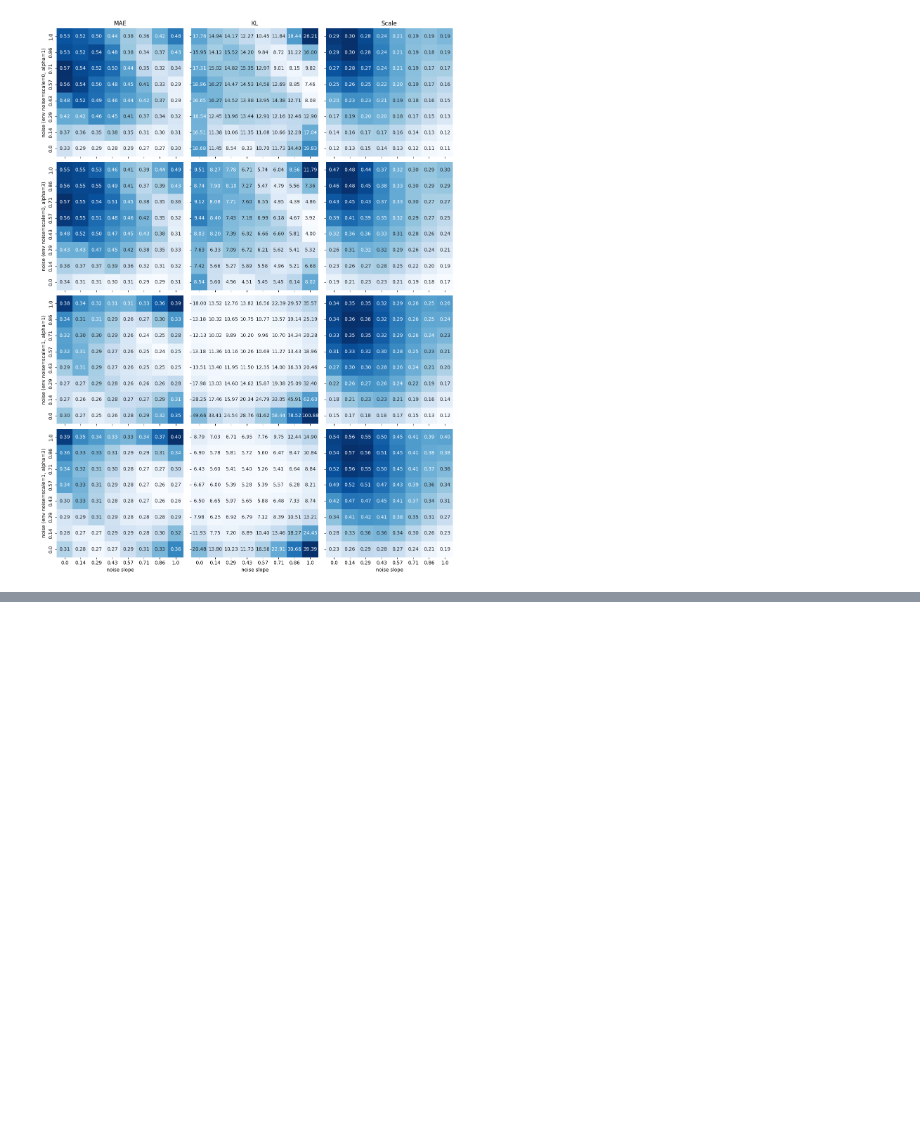
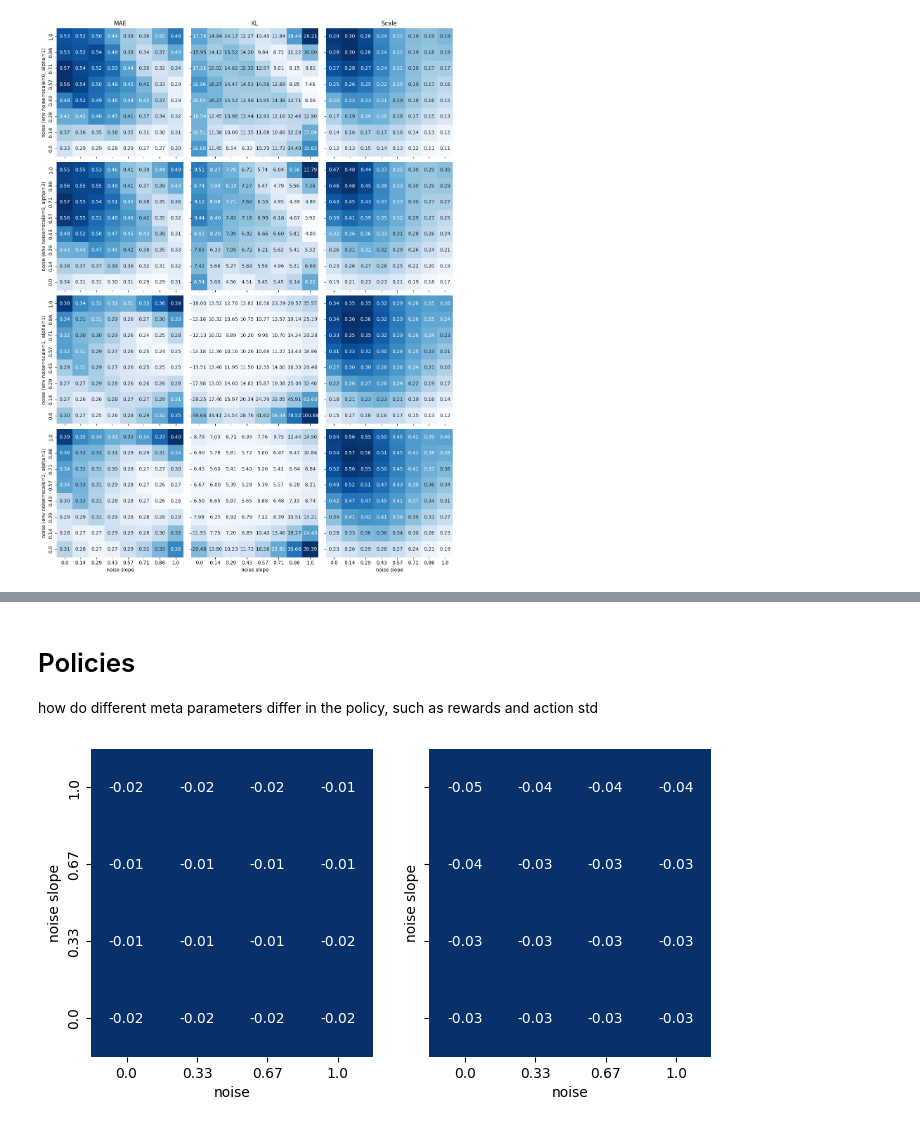
Before and after one commit to KilianFt/LIFT, a Jupyter notebook: notebooks/teacher_comparison.ipynb, the cells around one changed output, grey strips where cells are left out. Drawn from its saved outputs; the diff is of its cells as text; code cells hidden in the pictures; blank space fills up the shorter version.

Commit message:
add policy rollouts with rws and act std

```diff
--- a/notebooks/teacher_comparison.ipynb
+++ b/notebooks/teacher_comparison.ipynb
@@ -189,0 +223,3 @@ plt.tight_layout()
+# %% [markdown]
+# Policies
+how do different meta parameters differ in the policy, such as rewards and action std
@@ -189,0 +279,45 @@ plt.tight_layout()
+# %%
+env_noise = 0.
+env_noise_slope = 0.
+alpha = 1
+
+num_rows = 4
+num_cols = 4
+teacher_noises = torch.linspace(0., 1., steps=num_rows)
+teacher_noise_slopes = torch.linspace(0., 1., steps=num_cols)
+
+eval_rollout_policy_1 = {
+    'basic': [[None for _ in range(num_cols)] for _ in range(num_rows)],
+    'meta': [[None for _ in range(num_cols)] for _ in range(num_rows)]
+}
+
+for i, teacher_noise in enumerate(teacher_noises):
+    for j, teacher_noise_slope in enumerate(teacher_noise_slopes):
+        eval_rollout_policy_1['basic'][i][j] = eval_teacher_rollout(
+            basic_teacher,
+            env_noise,
+            env_noise_slope,
+            teacher_noise,
+            teacher_noise_slope,
+            alpha,
+        )
+
+        eval_rollout_policy_1['meta'][i][j] = eval_teacher_rollout(
+            meta_teacher,
+            env_noise,
+            env_noise_slope,
+            teacher_noise,
+            teacher_noise_slope,
+            alpha,
+        )
+# %%
+evals_rwd_mean_1 = {k: compute_stats(v, compute_mean_reward) for k, v in eval_rollout_policy_1.items()}
+evals_act_std_1 = {k: compute_stats(v, compute_act_std) for k, v in eval_rollout_policy_1.items()}
+# %%
+fig, axs = plt.subplots(1, 2, figsize=(8, 4), sharex=True, sharey=True)
+vmin = -0.15
+vmax = -0.06
+plot_heat_map(evals_rwd_mean_1['basic'], axs[0], "noise", "noise slope", cmap="Blues", vmin=vmin, vmax=vmax)
+plot_heat_map(evals_rwd_mean_1['meta'], axs[1], "noise", "noise slope", cmap="Blues", vmin=vmin, vmax=vmax)
+# %% [output]
+[figure, added]
```
Also changed, not shown: parts of 11 cells of this notebook.
